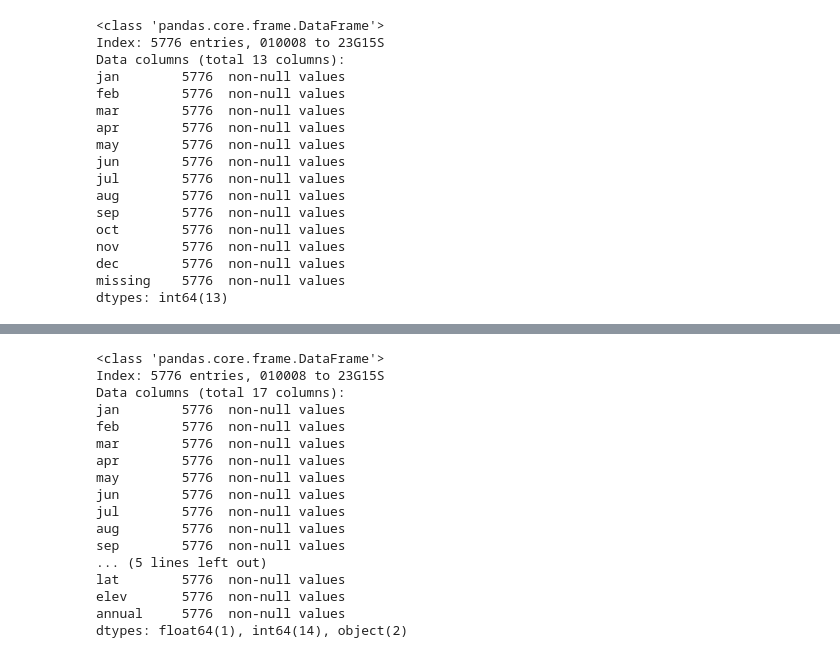
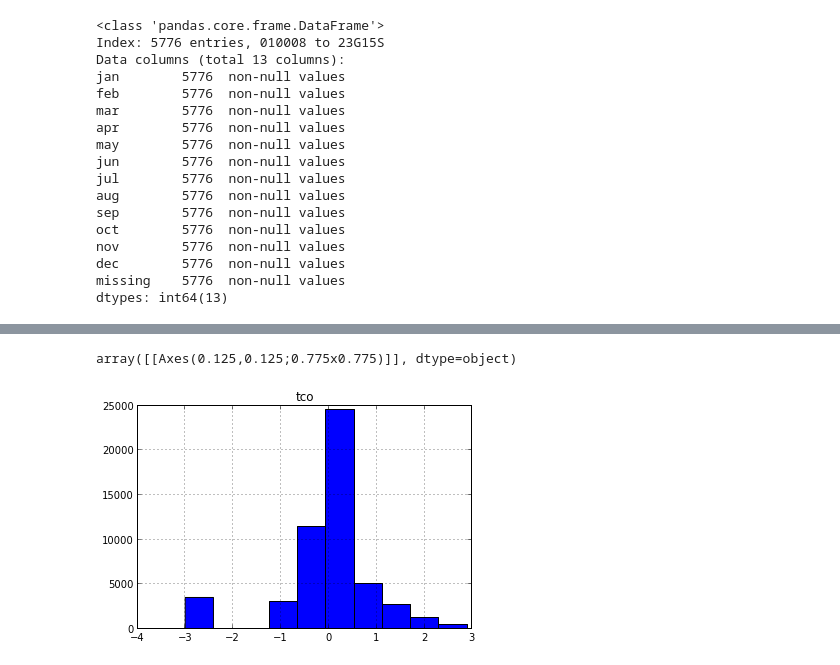
Before and after one commit to davmre/sigvisa, a Jupyter notebook: aistats data munging.ipynb, the cells around one changed output, grey strips where cells are left out. Cells and saved outputs as stored; diff of their text form; code cells hidden in the pictures.

```diff
--- a/aistats data munging.ipynb
+++ b/aistats data munging.ipynb
@@ -76,5 +122,5 @@ dtypes: int64(13)
 # %%
-precip_sta = pd.read_csv('papers/product_tree/NCAR_pinfill/METAinfo',sep=r'\s*', names=['sta', 'lon', 'lat', 'elev'], index_col=0)
-print precip_sta
+tco = pd.read_csv('papers/product_tree/tco.csv', names=['lon', 'lat', 'elev', 'tco'])
+print tco
 # %% [output]
 <class 'pandas.core.frame.DataFrame'>
@@ -114,20 +133,0 @@ precip_joined['annual'] = precip_joined['jan']+precip_joined['feb']+precip_joine
-# %%
-print precip_joined
-# %% [output]
-<class 'pandas.core.frame.DataFrame'>
-Index: 5776 entries, 010008 to 23G15S
-Data columns (total 17 columns):
-jan        5776  non-null values
-feb        5776  non-null values
-mar        5776  non-null values
-apr        5776  non-null values
-may        5776  non-null values
-jun        5776  non-null values
-jul        5776  non-null values
-aug        5776  non-null values
-sep        5776  non-null values
-... (5 lines left out)
-lat        5776  non-null values
-elev       5776  non-null values
-annual     5776  non-null values
-dtypes: float64(1), int64(14), object(2)
@@ -136,0 +134,12 @@ precip_data.to_csv('annual_1995_precip.csv')
+# %%
+tco_X = tco[['lon', 'lat']]
+tco_X.to_csv('papers/product_tree/datasets/tco/tco_X.txt', index=False)
+
+tco_y = tco[['tco']]
+tco_y = (tco_y - tco_y.mean()) / tco_y.std()
+tco_y.to_csv('papers/product_tree/datasets/tco/tco_y.txt', index=False)
+# %%
+tco_y.hist()
+# %% [output]
+array([[Axes(0.125,0.125;0.775x0.775)]], dtype=object)
+[figure, added]
```
Also changed, not shown: parts of 25 cells of this notebook, 8 other files.
